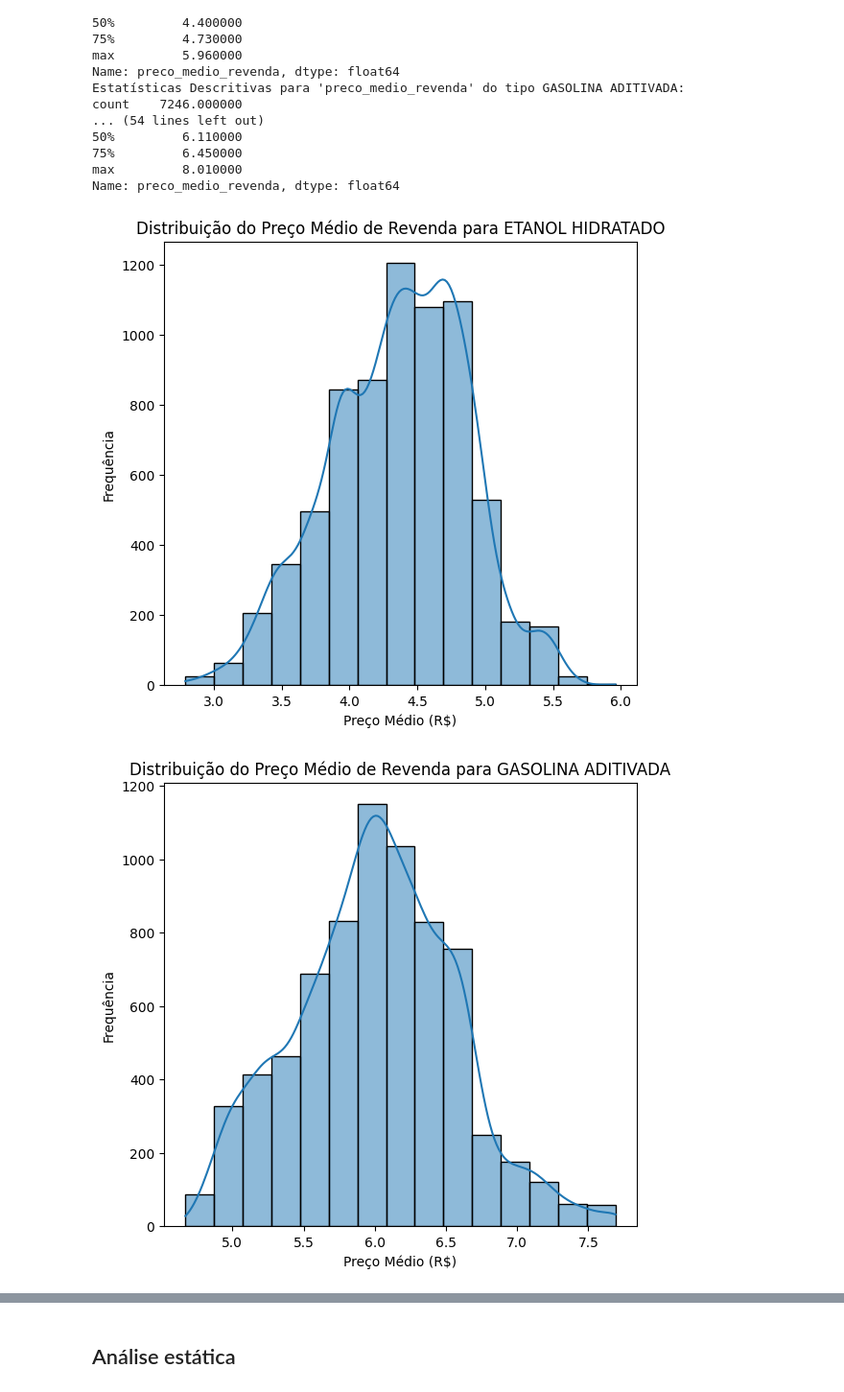
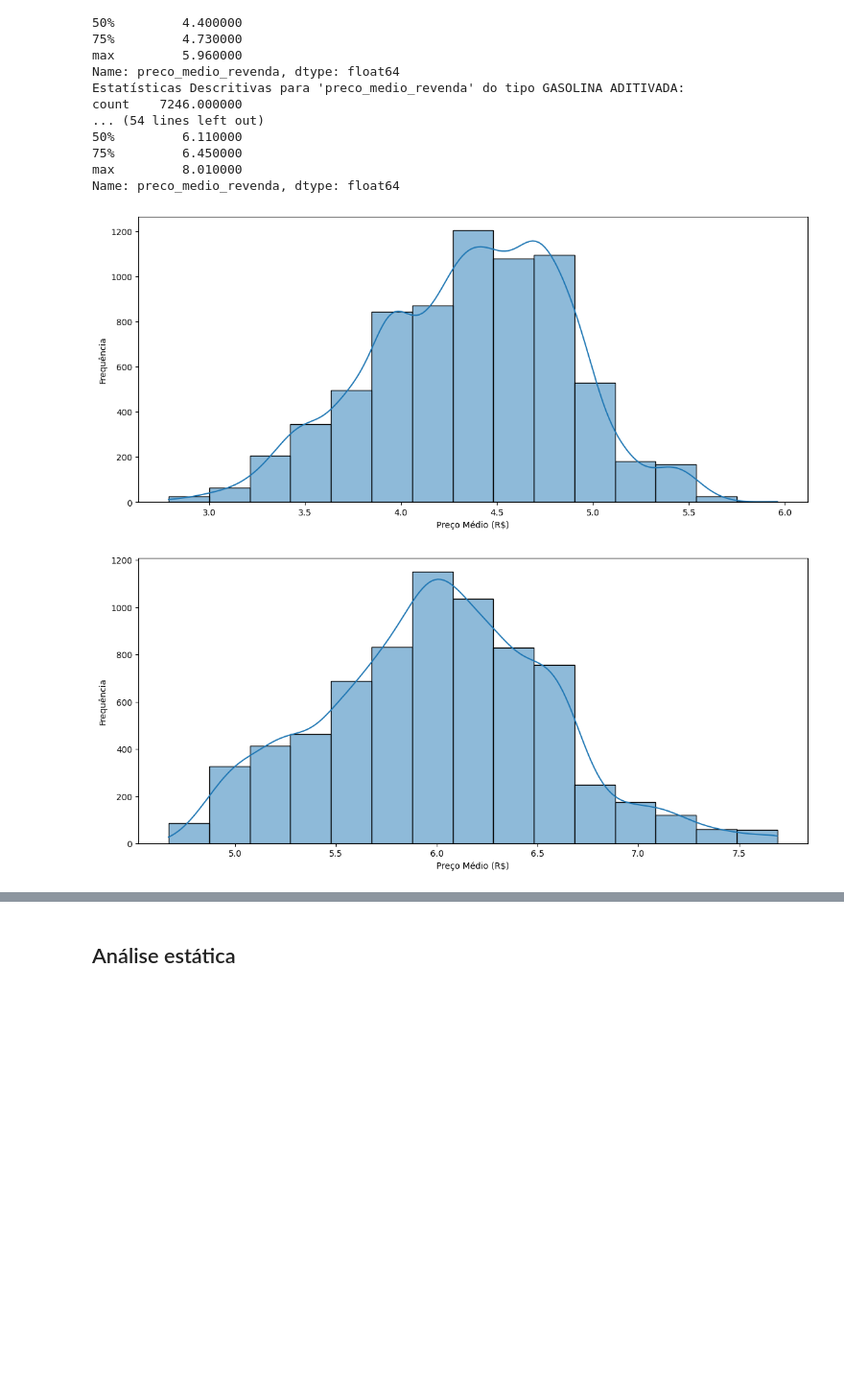
Before and after one commit to LucasNeris-Est/Extracao_dados, a Jupyter notebook: src/extracao_dados/analise_jn.ipynb, the cells around one changed output, grey strips where cells are left out. Shown at 96% size. Cells and saved outputs as stored; diff of their text form; code cells hidden in the pictures; blank space fills up the shorter version.

```diff
--- a/src/extracao_dados/analise_jn.ipynb
+++ b/src/extracao_dados/analise_jn.ipynb
@@ -109,17 +109,18 @@ Name: preco_medio_revenda, dtype: float64
 # %%
 # Visualização da distribuição
 
 for tipo in df_anp_dolar['produto'].unique():
     df_tipo = df_anp_dolar[df_anp_dolar['produto'] == tipo]
     plt.figure(figsize=(14, 6))
-    plt.subplot(1, 2, 1)
     sns.histplot(df_tipo['preco_medio_revenda'], kde=True, bins=15)
-    plt.title(f'Distribuição do Preço Médio de Revenda para {tipo}')
+    tipo = tipo.title()
+    #plt.title(f'Distribuição do Preço Médio de Revenda para {tipo}')
     plt.xlabel('Preço Médio (R$)')
     plt.ylabel('Frequência')
-    plt.savefig(f'../../graficos/distribuicao_preco_medio_{tipo}.png')
+    tipo = tipo.replace(' ', '_').lower()
+    plt.savefig(f'../../graficos/dist_{tipo}.png')
     plt.show()
     plt.close()
 # %% [output]
-[figure, old version]
+[figure, new version]
-[figure, old version]
+[figure, new version]
```
Also changed, not shown: parts of 6 cells of this notebook, 2 other files.
